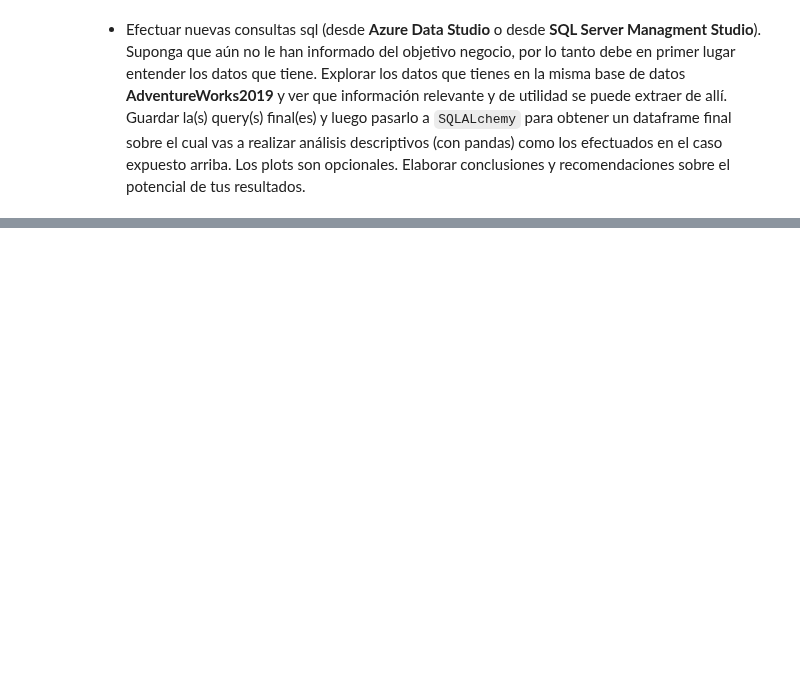
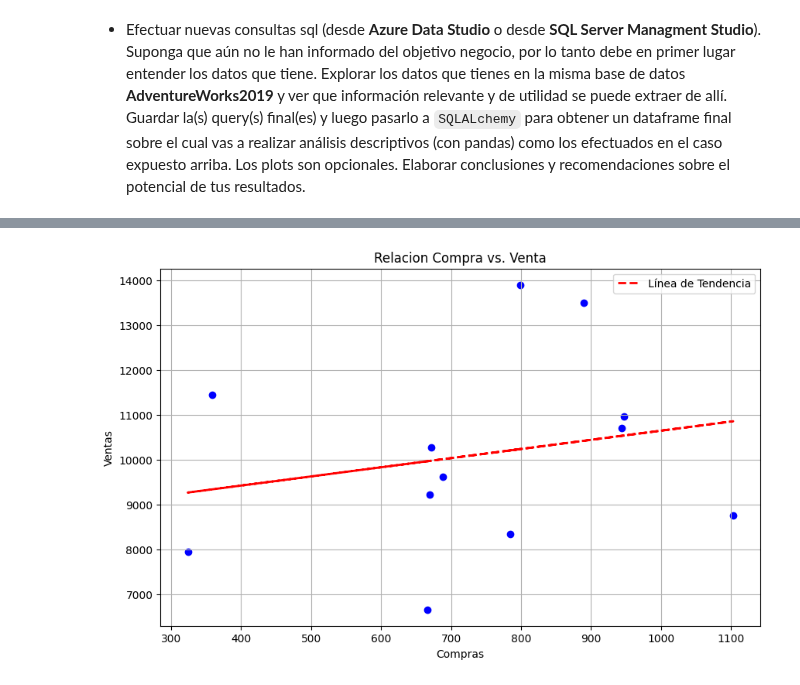
Before and after one commit to mizos0512/RPython, a Jupyter notebook: Notebooks/Clases/1_Analisis_Tendencias.ipynb, the cells around one changed output, grey strips where cells are left out. Saved outputs shown, nothing was run; the diff lists cells and outputs as text; code cells hidden in the pictures; blank space fills up the shorter version.

Commit message:
Guardando Analisis de tendencia e Influenciadores

```diff
--- a/Notebooks/Clases/1_Analisis_Tendencias.ipynb
+++ b/Notebooks/Clases/1_Analisis_Tendencias.ipynb
@@ -476,0 +485,78 @@ En general, la recomendación sería que la empresa mantenga un enfoque en la co
+# %%
+from sqlalchemy import create_engine
+import numpy as np
+import pandas as pd
+import matplotlib.pyplot as plt
+import seaborn as sns
+from scipy.stats import linregress
+
+# Crear cadena de conexión utilizando SQLAlchemy
+
+engine = create_engine('mssql+pyodbc://DESKTOP-MAM6T2F/AdventureWorks2019?driver=SQL+Server&Trusted_connection=yes')
+
+# Definir la consulta SQL
+query_compras = '''
+SELECT Month(h.ModifiedDate) AS MES, COUNT(*) AS CANT_COMPRAS
+FROM [Purchasing].[PurchaseOrderHeader] h
+INNER JOIN [Purchasing].[PurchaseOrderDetail] hd
+ON h.PurchaseOrderID = hd.PurchaseOrderID
+GROUP BY Month(h.ModifiedDate)
+ORDER BY MES;
+'''
+
+query_ventas= '''
+SELECT Month(h.OrderDate) AS MES, COUNT(*) AS CANT_VENTAS
+FROM [Sales].[SalesOrderHeader] h
+INNER JOIN [Sales].[SalesOrderDetail] hd
+ON h.SalesOrderID=hd.SalesOrderID
+GROUP BY Month(h.OrderDate)
+ORDER BY MES;
+'''
+
+
+compras = pd.read_sql(query_compras, engine)
+
+ventas = pd.read_sql(query_ventas, engine)
+
+# Eliminando índices
+compras.reset_index(drop=True, inplace=True)
+ventas.reset_index(drop=True, inplace=True)
+
+# Uniendo DataFrame
+relacion_compra_venta= pd.merge(compras, ventas, on='MES')
+
+#print(compras)
+#print()
+#print(ventas)
+#print()
+print(relacion_compra_venta.to_string(index=False))
+
+plt.figure(figsize=(10, 6)) #Define el tamaño de la figura
+
+# GRAFICO DE LINEA
+# plt.plot(relacion_compra_venta['CANT_COMPRAS'], relacion_compra_venta['CANT_VENTAS'], marker='o') #marker = 'o' Dibuja un gráfico de lineas con marcadores en los puntos de datos
+
+# GRAFICO DE DISPERSION
+plt.scatter(relacion_compra_venta['CANT_COMPRAS'], relacion_compra_venta['CANT_VENTAS'], c='blue', marker='o')
+
+plt.title('Relacion Compra vs. Venta')
+plt.xlabel('Compras')
+plt.ylabel('Ventas')
+
+
+# AJUSTAR UNA LINEA DE TENDENCIA
+x = relacion_compra_venta['CANT_COMPRAS']
+y = relacion_compra_venta['CANT_VENTAS']
+coefficients = np.polyfit(x, y, 1)        # Ajustar una línea de tendencia lineal
+polynomial = np.poly1d(coefficients)      # Crear un objeto de polinomio
+trendline = polynomial(x)                 # Generar valores de la línea de tendencia
+
+plt.plot(x, trendline, color='red', linestyle='--', linewidth=2, label='Línea de Tendencia')
+
+# Añadir una leyenda
+plt.legend()
+
+# Mostrar el gráfico
+plt.grid(True)
+plt.show()
+# %% [output]
@@ -476,0 +576 @@ En general, la recomendación sería que la empresa mantenga un enfoque en la co
+[figure, added]
```
Also changed, not shown: parts of 6 cells of this notebook.
